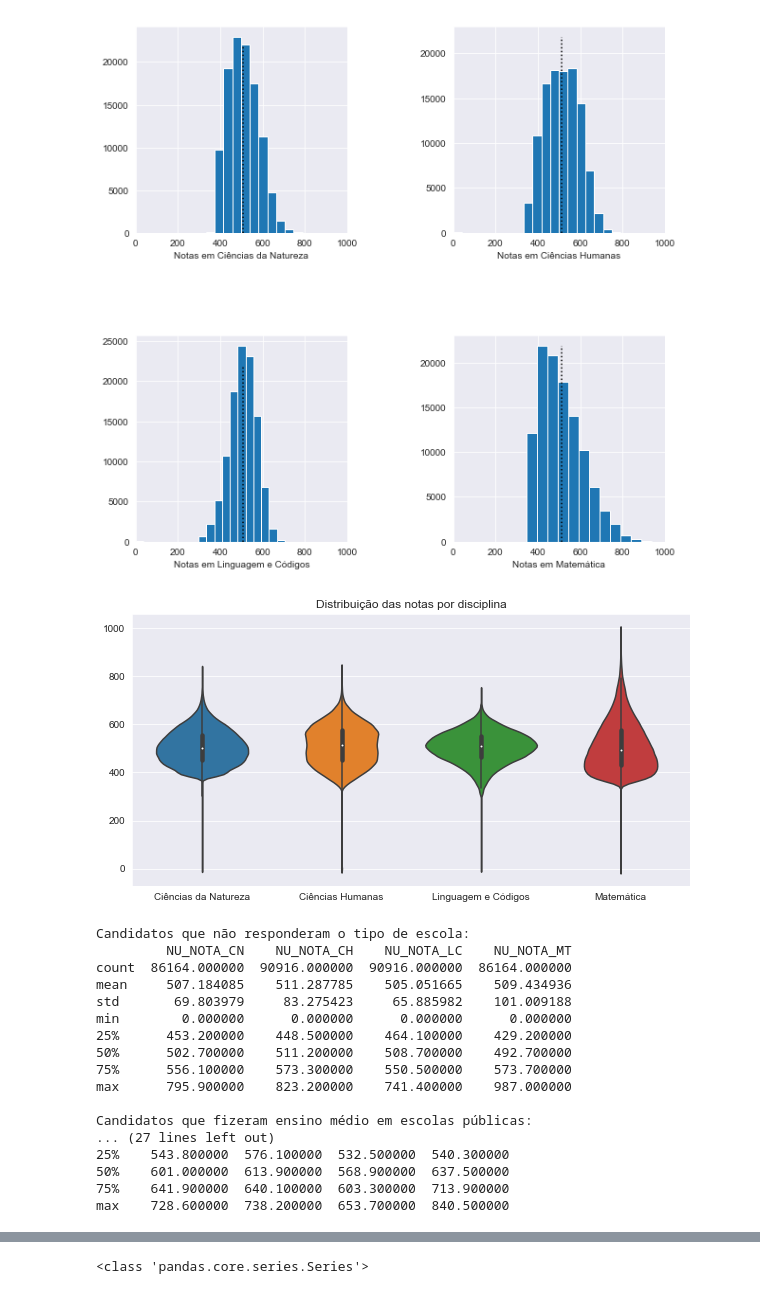
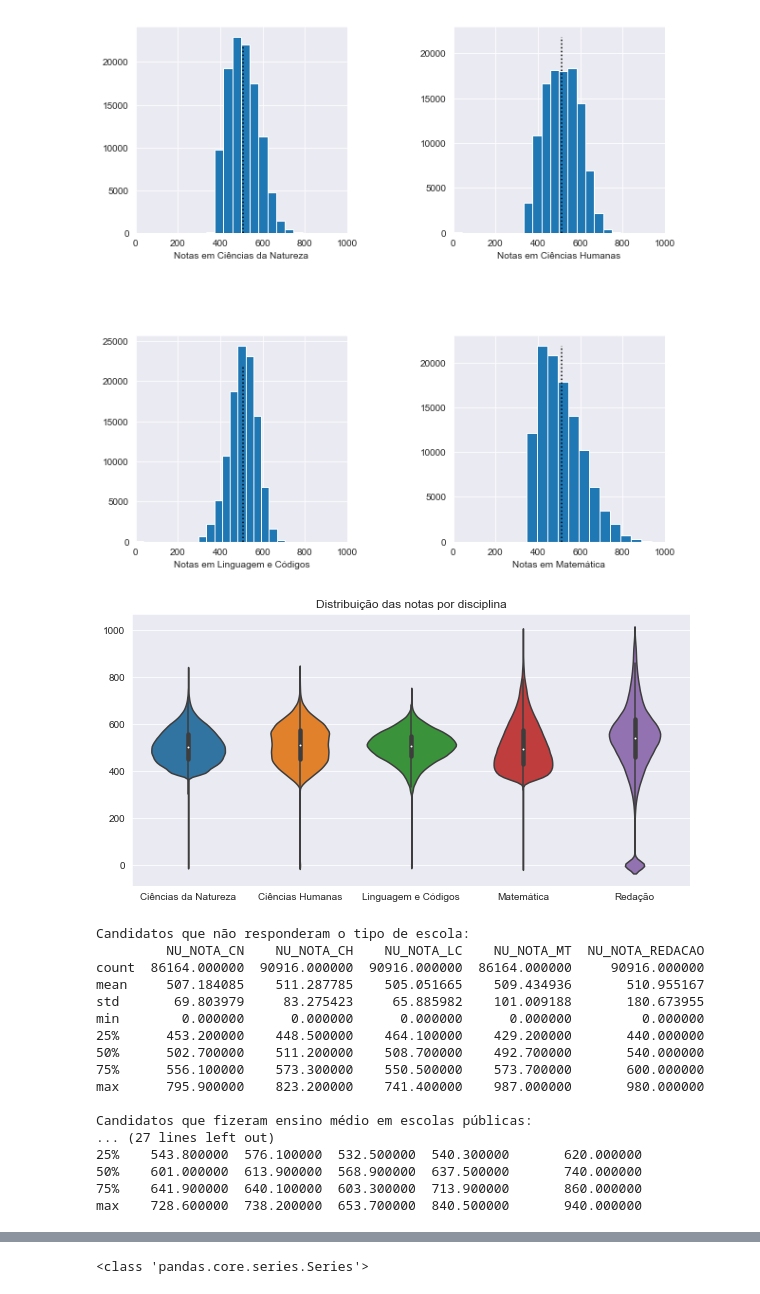
Before and after one commit to paulovictorcorreia/rn_enem_data_analysis, a Jupyter notebook: eda_enem_rn_2017.ipynb, the cells around one changed output, grey strips where cells are left out. Drawn from its saved outputs; the diff is of its cells as text; code cells hidden in the pictures.

```diff
--- a/eda_enem_rn_2017.ipynb
+++ b/eda_enem_rn_2017.ipynb
@@ -24,7 +24,7 @@ None
 # 2. Raw analysis of the grades
 In this section, we're gonna analyse the distribution of grades in each subject, and also visualize how social and economic factors, like the type of school in which the student spent his high school, have influence in the data's spread and other statistical attributes, such as mean, median, etc...
 # %%
-grade_cols = ['NU_NOTA_CN', 'NU_NOTA_CH', 'NU_NOTA_LC', 'NU_NOTA_MT']
+grade_cols = ['NU_NOTA_CN', 'NU_NOTA_CH', 'NU_NOTA_LC', 'NU_NOTA_MT', 'NU_NOTA_REDACAO']
 
 grades = educ[grade_cols].dropna()
 
@@ -84,15 +85,15 @@ plt.show()
 [figure]
 # %%
 #Fazendo ViolinPlot das notas por escola
-labels_subjects = ['Ciências da Natureza', 'Ciências Humanas', 'Linguagem e Códigos', 'Matemática']
+labels_subjects = ['Ciências da Natureza', 'Ciências Humanas', 'Linguagem e Códigos', 'Matemática', 'Redação']
 
 plt.figure(figsize=(10, 5))
 sns.violinplot(data=grades)
-plt.xticks(np.arange(4), labels_subjects)
+plt.xticks(np.arange(5), labels_subjects)
 plt.title('Distribuição das notas por disciplina')
 plt.show()
 # %% [output]
-[figure, old version]
+[figure, new version]
 # %%
 #Separando notas baseados no tipo de escola que a pessoa estudou
 grade_type_cols = grade_cols + ['TP_ESCOLA']
@@ -117,22 +118,22 @@ print('Candidatos que fizeram ensino médio no exterior:')
 print(tipo4.describe())
 # %% [output]
 Candidatos que não responderam o tipo de escola:
-         NU_NOTA_CN    NU_NOTA_CH    NU_NOTA_LC    NU_NOTA_MT
-count  86164.000000  90916.000000  90916.000000  86164.000000
-mean     507.184085    511.287785    505.051665    509.434936
-std       69.803979     83.275423     65.885982    101.009188
-min        0.000000      0.000000      0.000000      0.000000
-25%      453.200000    448.500000    464.100000    429.200000
-50%      502.700000    511.200000    508.700000    492.700000
-75%      556.100000    573.300000    550.500000    573.700000
-max      795.900000    823.200000    741.400000    987.000000
+         NU_NOTA_CN    NU_NOTA_CH    NU_NOTA_LC    NU_NOTA_MT  NU_NOTA_REDACAO
+count  86164.000000  90916.000000  90916.000000  86164.000000     90916.000000
+mean     507.184085    511.287785    505.051665    509.434936       510.955167
+std       69.803979     83.275423     65.885982    101.009188       180.673955
+min        0.000000      0.000000      0.000000      0.000000         0.000000
+25%      453.200000    448.500000    464.100000    429.200000       440.000000
+50%      502.700000    511.200000    508.700000    492.700000       540.000000
+75%      556.100000    573.300000    550.500000    573.700000       600.000000
+max      795.900000    823.200000    741.400000    987.000000       980.000000
 
 Candidatos que fizeram ensino médio em escolas públicas:
 ... (27 lines left out)
-25%    543.800000  576.100000  532.500000  540.300000
-50%    601.000000  613.900000  568.900000  637.500000
-75%    641.900000  640.100000  603.300000  713.900000
-max    728.600000  738.200000  653.700000  840.500000
+25%    543.800000  576.100000  532.500000  540.300000       620.000000
+50%    601.000000  613.900000  568.900000  637.500000       740.000000
+75%    641.900000  640.100000  603.300000  713.900000       860.000000
+max    728.600000  738.200000  653.700000  840.500000       940.000000
 # %%
 #ViolinPlot por tipo de escola que a pessoa estudou
 size_plots = 0.5
```
Also changed, not shown: parts of 16 cells of this notebook.
